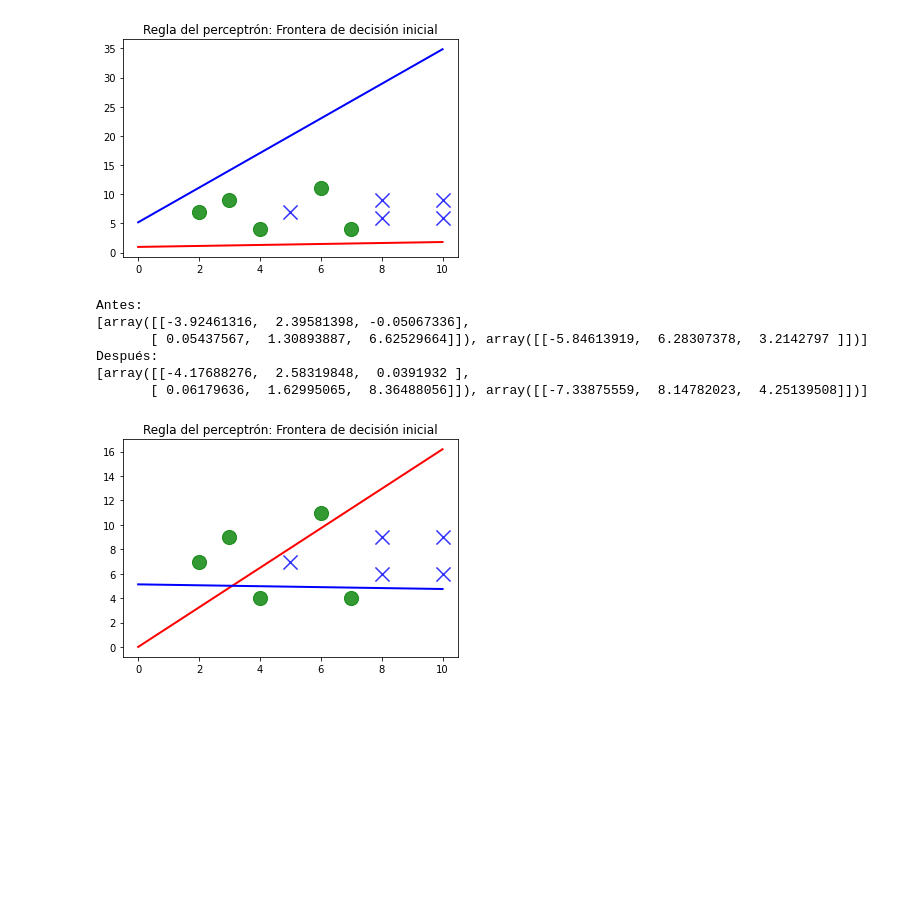
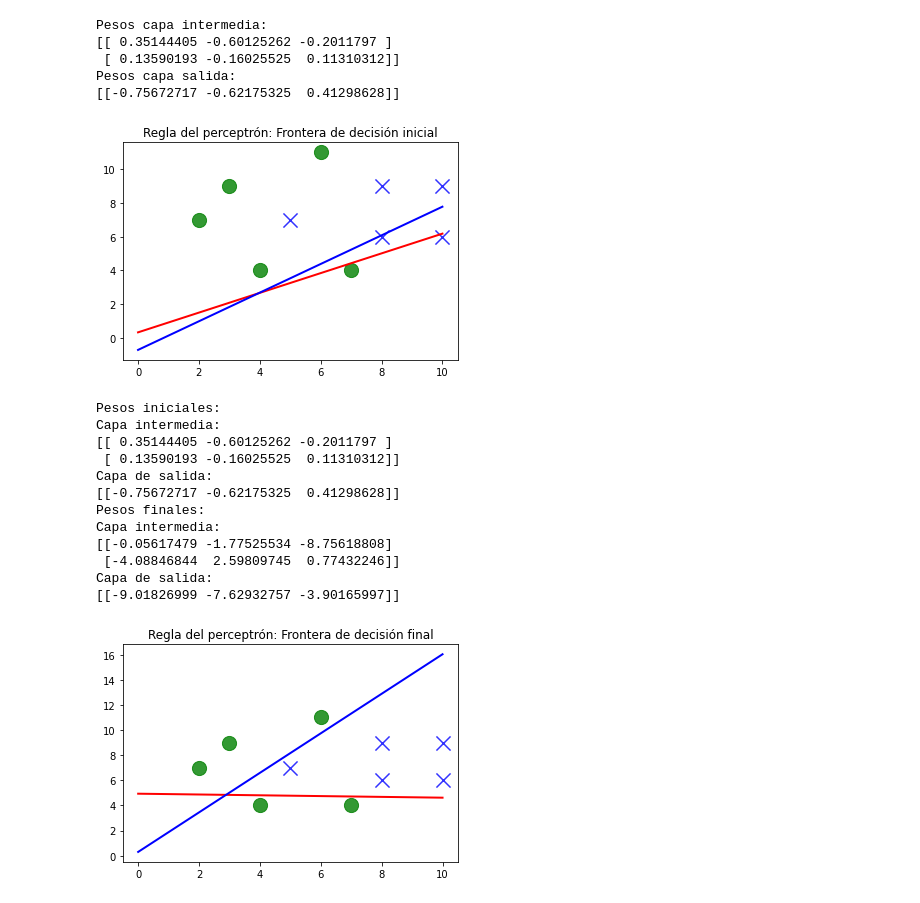
Before and after one commit to AlfredoT11/IntroduccionRedesNeuronalesArtificiales, a Jupyter notebook: RedNeuronalMulticapa.ipynb, the cells around one changed output. Saved outputs shown, nothing was run; the diff lists cells and outputs as text; code cells hidden in the pictures; blank space fills up the shorter version.

```diff
--- a/RedNeuronalMulticapa.ipynb
+++ b/RedNeuronalMulticapa.ipynb
@@ -125,41 +127,59 @@ for x, t in zip(X, T):
     else:
         plt.scatter(x[0], x[1], color = 'b', s = 200, marker = 'x', alpha = 0.8)
 
+print("Pesos capa intermedia: ")
+print(NN.W_capas[0])
+print("Pesos capa salida: ")
+print(NN.W_capas[1])
 plt.title('Regla del perceptrón: Frontera de decisión inicial')
 plt.show()
 # %% [output]
+Pesos capa intermedia:
+[[ 0.35144405 -0.60125262 -0.2011797 ]
+ [ 0.13590193 -0.16025525  0.11310312]]
+Pesos capa salida:
+[[-0.75672717 -0.62175325  0.41298628]]
-[figure, old version]
+[figure, new version]
 # %%
-print("Antes: ")
-print(NN.W_capas)
-NN.alfa = 0.1
+print("Pesos iniciales: ")
+print("Capa intermedia: ")
+print(NN.W_capas[0])
+print("Capa de salida: ")
+print(NN.W_capas[1])
+NN.alfa = 0.25
 NN.train(X, T, 3000)
-print("Después: ")
-print(NN.W_capas)
-
-X = np.array([[2.0, 7.0], [3.0, 9.0], [4.0, 4.0], [6.0, 11.0], [7.0, 4.0], [5.0, 7.0], [8.0, 6.0], [8.0, 9.0], [10.0, 6.0], [10.0, 9.0]])
-T = np.array([[0.0], [0.0], [0.0], [0.0], [0.0], [1.0], [1.0], [1.0], [1.0], [1.0]])
+print("Pesos finales: ")
+print("Capa intermedia: ")
+print(NN.W_capas[0])
+print("Capa de salida: ")
+print(NN.W_capas[1])
 
 x1 = np.linspace(0, 10)
 x2 = (NN.W_capas[0][0, 2] / NN.W_capas[0][0, 1]) - (x1 * NN.W_capas[0][0, 0] / NN.W_capas[0][0, 1])
 x3 = (NN.W_capas[0][1, 2] / NN.W_capas[0][1, 1]) - (x1 * NN.W_capas[0][1, 0] / NN.W_capas[0][1, 1])
 plt.figure(1)
 plt.plot(x1, x2, 'red', linewidth = 2)
 plt.plot(x1, x3, 'blue', linewidth = 2)
 
 for x, t in zip(X, T):
-    if t[0] <= 0:
+    if t[0] <= 0.5:
         plt.scatter(x[0], x[1], color = 'g', s = 200, marker = 'o', alpha = 0.8)
     else:
         plt.scatter(x[0], x[1], color = 'b', s = 200, marker = 'x', alpha = 0.8)
 
-plt.title('Regla del perceptrón: Frontera de decisión inicial')
+plt.title('Regla del perceptrón: Frontera de decisión final')
 plt.show()
 # %% [output]
-Antes:
-[array([[-3.92461316,  2.39581398, -0.05067336],
-       [ 0.05437567,  1.30893887,  6.62529664]]), array([[-5.84613919,  6.28307378,  3.2142797 ]])]
-Después:
-[array([[-4.17688276,  2.58319848,  0.0391932 ],
-       [ 0.06179636,  1.62995065,  8.36488056]]), array([[-7.33875559,  8.14782023,  4.25139508]])]
+Pesos iniciales:
+Capa intermedia:
+[[ 0.35144405 -0.60125262 -0.2011797 ]
+ [ 0.13590193 -0.16025525  0.11310312]]
+Capa de salida:
+[[-0.75672717 -0.62175325  0.41298628]]
+Pesos finales:
+Capa intermedia:
+[[-0.05617479 -1.77525534 -8.75618808]
+ [-4.08846844  2.59809745  0.77432246]]
+Capa de salida:
+[[-9.01826999 -7.62932757 -3.90165997]]
-[figure, old version]
+[figure, new version]
```
Also changed, not shown: parts of 4 cells of this notebook, 3 other files.
